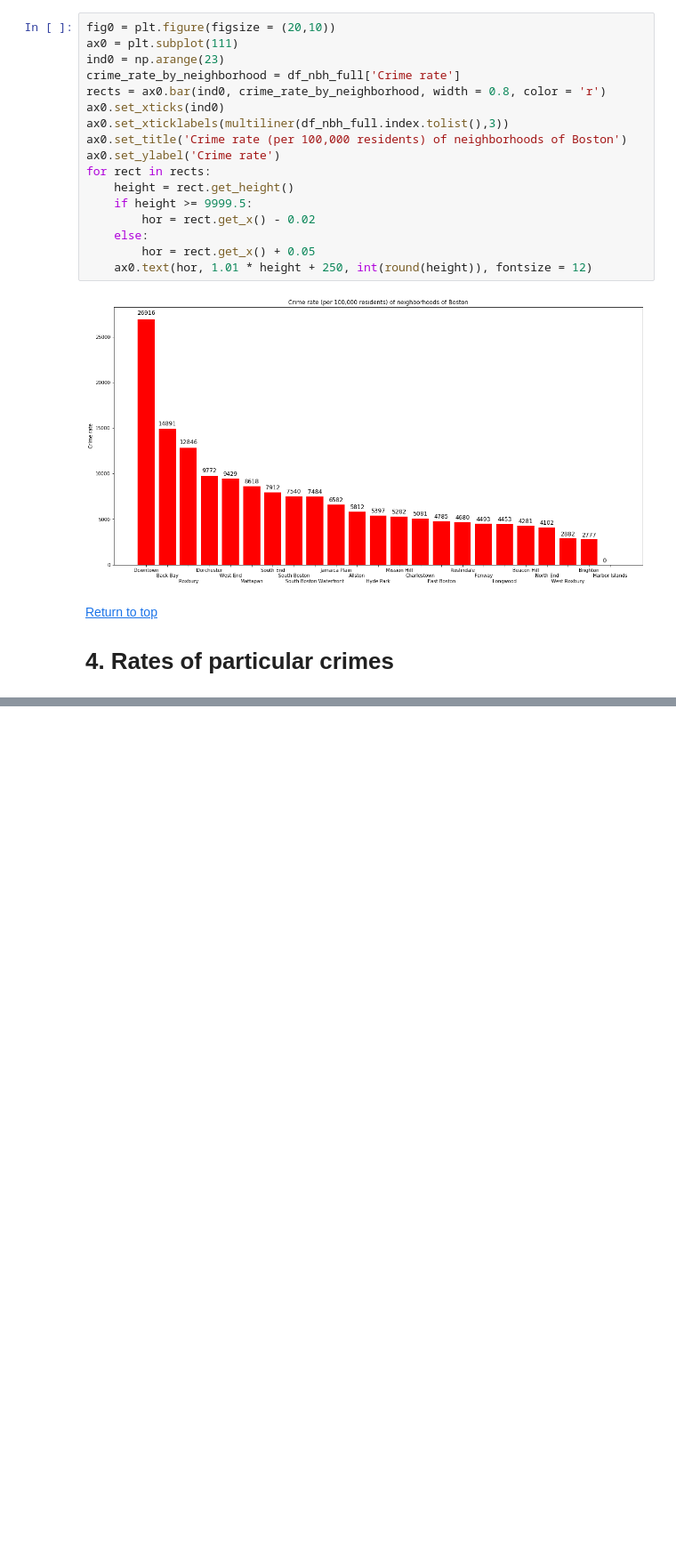
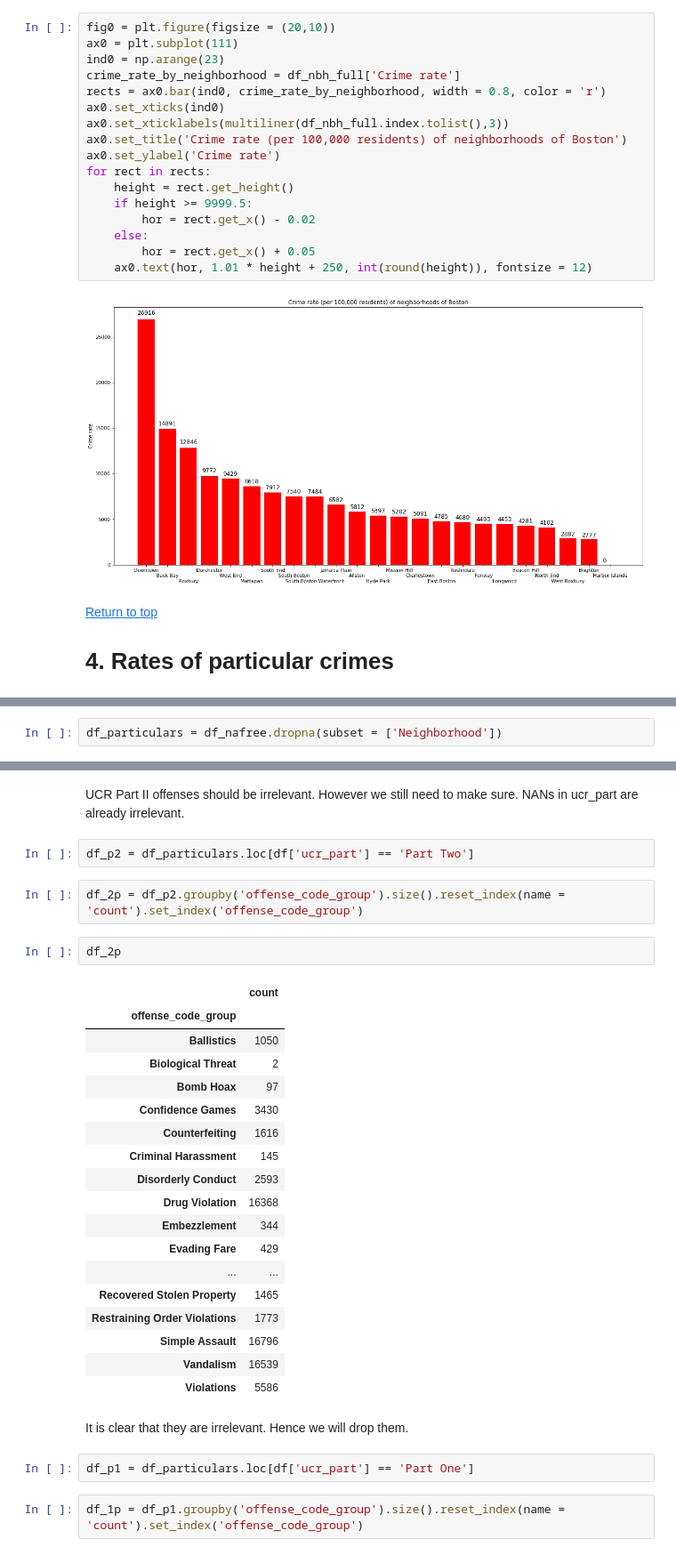
Before and after one commit to iajoiner/boston-crime, a Jupyter notebook: Boston Crime.ipynb, the cells around one changed output, grey strips where cells are left out. Shown at 89% size. Cells and saved outputs as stored; diff of their text form; blank space fills up the shorter version.

```diff
--- a/Boston Crime.ipynb
+++ b/Boston Crime.ipynb
@@ -1073,0 +1082,2 @@ Now let's focus on the actual categories UCR use. We will focus on violent crime
+# %%
+df_particulars = df_nafree.dropna(subset = ['Neighborhood'])
@@ -1073,0 +1128,33 @@ Now let's focus on the actual categories UCR use. We will focus on violent crime
+# %% [markdown]
+UCR Part II offenses should be irrelevant. However we still need to make sure. NANs in ucr_part are already irrelevant.
+# %%
+df_p2 = df_particulars.loc[df['ucr_part'] == 'Part Two']
+# %%
+df_2p = df_p2.groupby('offense_code_group').size().reset_index(name = 'count').set_index('offense_code_group')
+# %%
+df_2p
+# %% [output]
+|  | count |
+| offense_code_group |  |
+| Ballistics | 1050 |
+| Biological Threat | 2 |
+| Bomb Hoax | 97 |
+| Confidence Games | 3430 |
+| Counterfeiting | 1616 |
+| Criminal Harassment | 145 |
+| Disorderly Conduct | 2593 |
+| Drug Violation | 16368 |
+| Embezzlement | 344 |
+| Evading Fare | 429 |
+| ... | ... |
+| Recovered Stolen Property | 1465 |
+| Restraining Order Violations | 1773 |
+| Simple Assault | 16796 |
+| Vandalism | 16539 |
+| Violations | 5586 |
+# %% [markdown]
+It is clear that they are irrelevant. Hence we will drop them.
+# %%
+df_p1 = df_particulars.loc[df['ucr_part'] == 'Part One']
+# %%
+df_1p = df_p1.groupby('offense_code_group').size().reset_index(name = 'count').set_index('offense_code_group')
```
Also changed, not shown: parts of 41 cells of this notebook.
